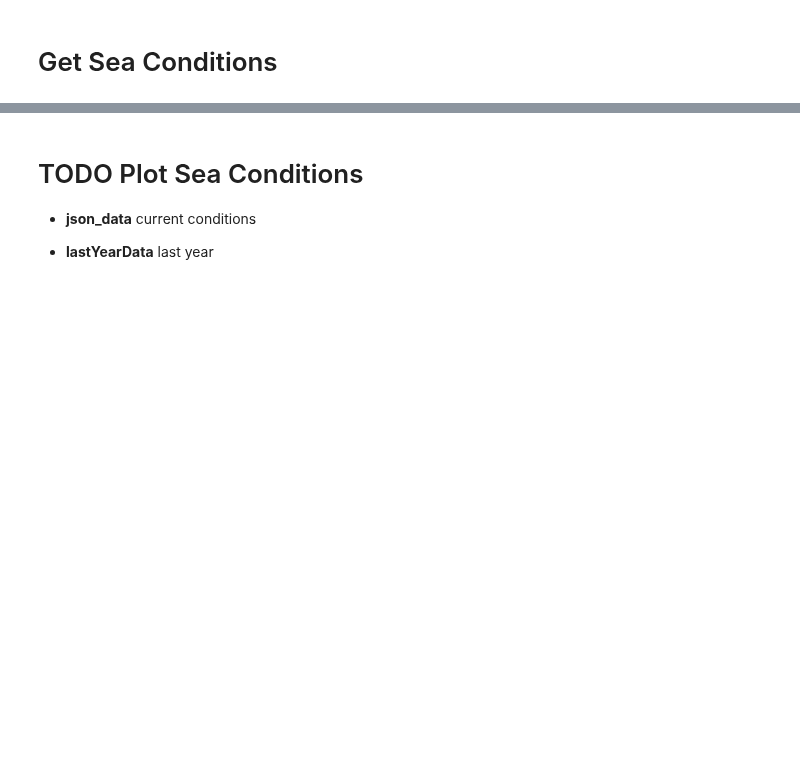
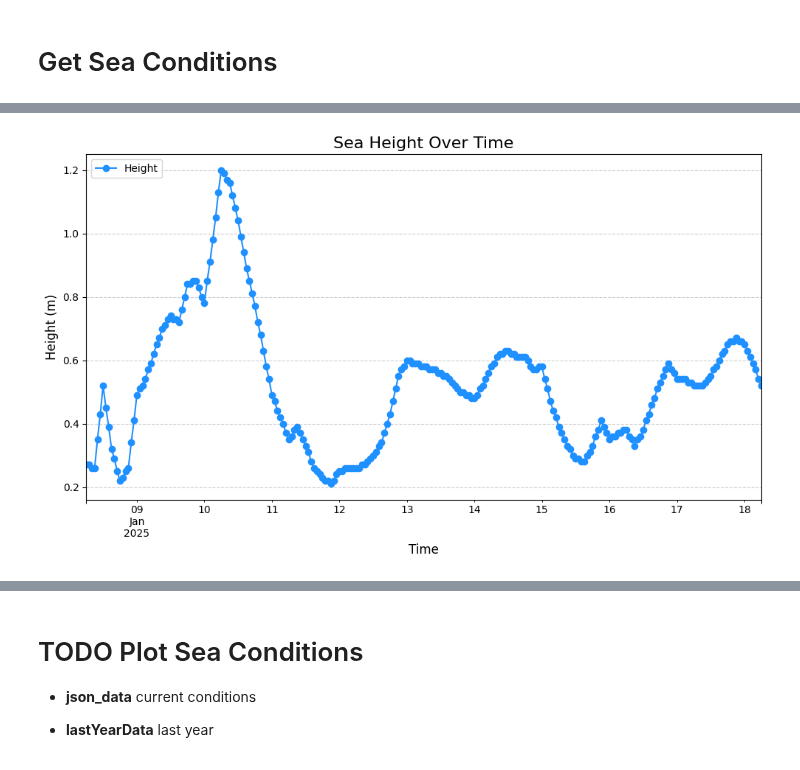
Before and after one commit to werowe/HypatiaAcademy, a Jupyter notebook: stats/paphos_daily_weather_csv.ipynb, the cells around one changed output, grey strips where cells are left out. Cells and saved outputs as stored; diff of their text form; code cells hidden in the pictures; blank space fills up the shorter version.

```diff
--- a/stats/paphos_daily_weather_csv.ipynb
+++ b/stats/paphos_daily_weather_csv.ipynb
@@ -383,6 +350,7 @@ plt.show()
 # %%
 
 from datetime import datetime, timedelta
+import json
 
 # Calculate the date for 'yesterday' in UTC
 yesterday = datetime.utcnow() - timedelta(days=1)
@@ -434,6 +402,8 @@ response = requests.get(
 # Do something with response data.
 json_data = response.json()
 
+currentSea = json_data
+
 params='currentDirection,currentSpeed,gust,waterTemperature,waveDirection,waveHeight,wavePeriod,windWaveDirection,windWaveHeight,windWavePeriod,windDirection,swellDirection,swellHeight,swellPeriod'
 
 response = requests.get(
@@ -452,7 +422,7 @@ response = requests.get(
 
 # Do something with response data.
 lastYearData = response.json()
-
+lastYearsea= lastYearData
 
 # Writing JSON data to a file
 with open(yesterday_str + ".waves.json", 'w', encoding='utf-8') as f:
@@ -486,0 +460,13 @@ File saved to /content/drive/My Drive/weather/2024-01-19T03:37:42Z.waves.json
+# %%
+se=[]
+
+for s in currentSea['hours']:
+  f=[s['time'], s['waterTemperature']['noaa'],s['waveHeight']['noaa'],s['swellHeight']['noaa'],s['windWaveHeight']['noaa']]
+  g=pd.DataFrame(f).T
+  g.columns=['time','temp','height', 'swell', 'wind']
+  g['time'] = pd.to_datetime(g['time'])
+  se.append(g)
+
+sea=pd.concat(se,ignore_index=True)
+
+sea.set_index("time",inplace=True)
@@ -486,0 +486,27 @@ File saved to /content/drive/My Drive/weather/2024-01-19T03:37:42Z.waves.json
+# %%
+import matplotlib.pyplot as plt
+
+
+# Plot the 'height' column with some decorations
+sea['height'].plot(figsize=(10, 6), color='dodgerblue', linestyle='-', marker='o', markersize=6)
+
+# Title and labels
+plt.title('Sea Height Over Time', fontsize=16)
+plt.xlabel('Time', fontsize=12)
+plt.ylabel('Height (m)', fontsize=12)
+
+# Customize the ticks on the x and y axes
+plt.xticks(rotation=45, ha='right')  # Rotate x-axis labels for better readability
+plt.yticks(fontsize=10)
+
+# Add a grid
+plt.grid(True, linestyle='--', alpha=0.6)
+
+# Add a legend (even if there's only one line)
+plt.legend(['Height'], loc='upper left')
+
+# Show the plot
+plt.tight_layout()  # Ensures everything fits without overlapping
+plt.show()
+# %% [output]
+[figure, added]
```
Also changed, not shown: parts of 23 cells of this notebook.
